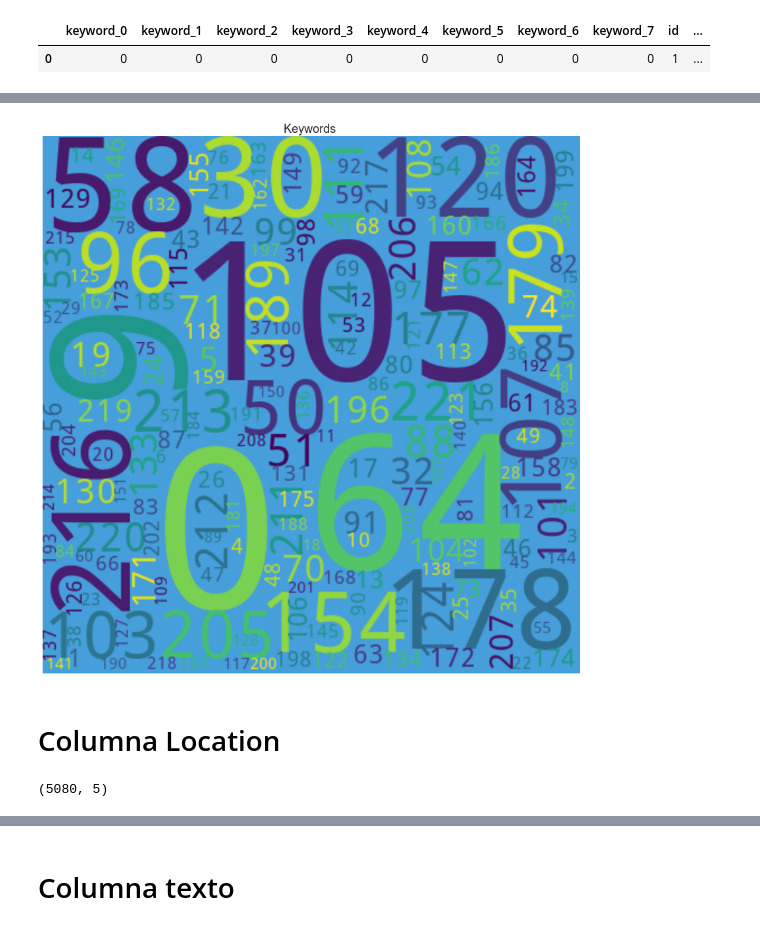
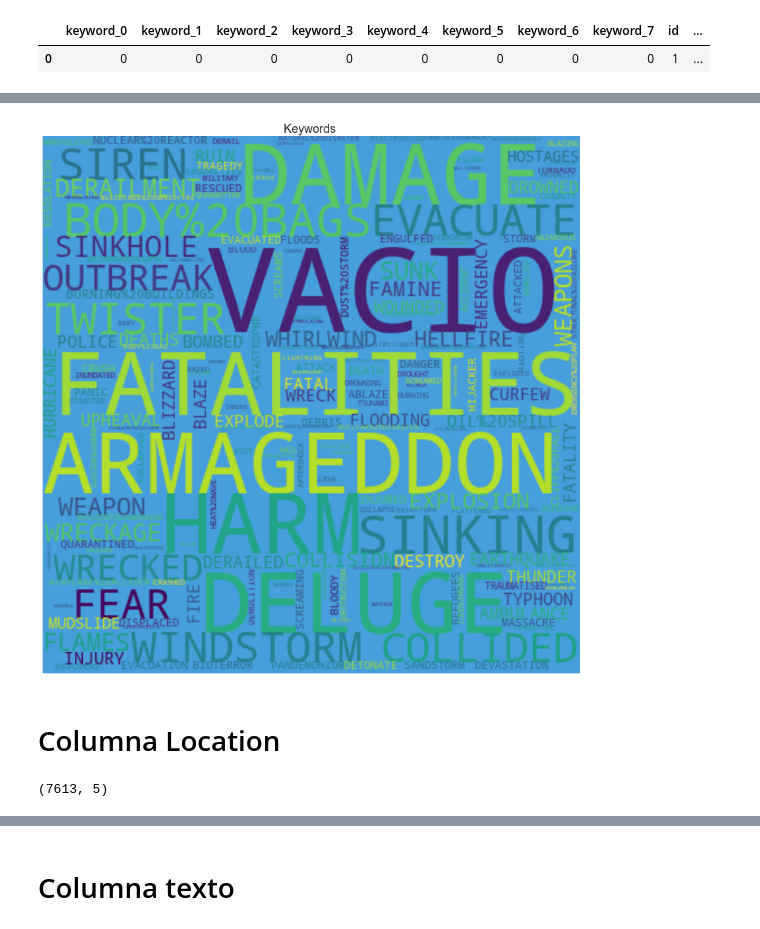
Before and after one commit to SergioCalvani/75.06-Datos-TP1-2020, a Jupyter notebook: TP1 - Analisis Exploratorio - Giova.ipynb, the cells around one changed output, grey strips where cells are left out. Saved outputs shown, nothing was run; the diff lists cells and outputs as text; code cells hidden in the pictures.

```diff
--- a/TP1 - Analisis Exploratorio - Giova.ipynb
+++ b/TP1 - Analisis Exploratorio - Giova.ipynb
@@ -137,5 +96,6 @@ df['keyword'].nunique()
 221
 # %%
 #Lleno elementos nulos
-df_keyword_2 = df
+df_keyword_2 = df.copy()
 df_keyword_2['keyword'] = df_keyword_2['keyword'].fillna(value='Vacio')
+df_keyword_2['keyword'].value_counts().sort_values(ascending=False)
@@ -142,2 +114,0 @@ df_keyword_2['keyword'] = df_keyword_2['keyword'].fillna(value='Vacio')
-# %%
-df_keyword_2["keyword"] = df_keyword_2["keyword"].astype('category')
@@ -218,21 +139,25 @@ Name: keyword, Length: 222, dtype: int64
 # %%
-from wordcloud import WordCloud
+keywords = df_keyword_2['keyword'].astype('str').str.upper().value_counts()
+keywords
 
 # Función para realizar un gráfico de nube de palabras en funión de un diccionario de palabras y frecuencias
 
 def wordcloud(frecuencias,titulo,tamanio=(15,15)):
     wordcloud = WordCloud(width=480, height=480, margin=0,background_color='#469FDA').generate_from_frequencies(frequencies=frecuencias)
     plt.figure(figsize=tamanio)
     plt.title(titulo,fontSize=18)
     plt.imshow(wordcloud, interpolation='bilinear')
     plt.axis("off")
     plt.margins(x=0, y=0)
     plt.show()
 
 wordcloud(keywords,titulo='Keywords ')
 # %% [output]
-[figure, old version]
+[figure, new version]
 # %% [markdown]
 # Columna Location
 # %%
-df_location = df
+df_location = df.copy()
+df_location.shape
+# %% [output]
+(7613, 5)
@@ -241,4 +163,0 @@ df_location = df_location.dropna(subset=['location'])
-# %%
-df_location.shape
-# %% [output]
-(5080, 5)
```
Also changed, not shown: parts of 25 cells of this notebook.
